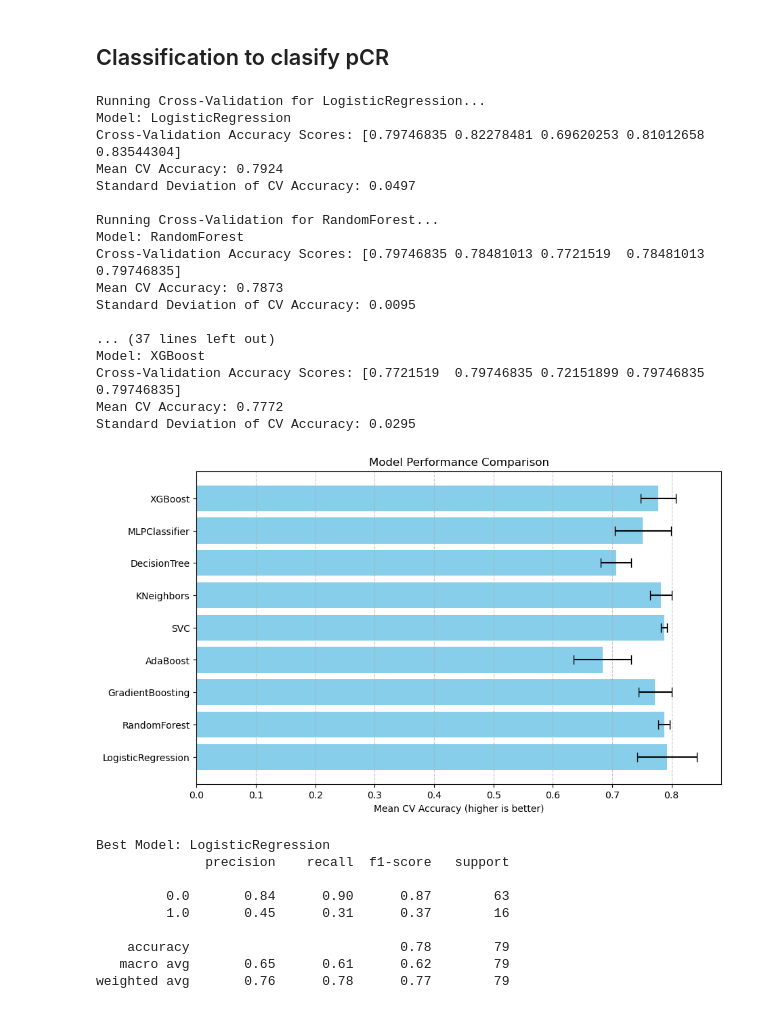
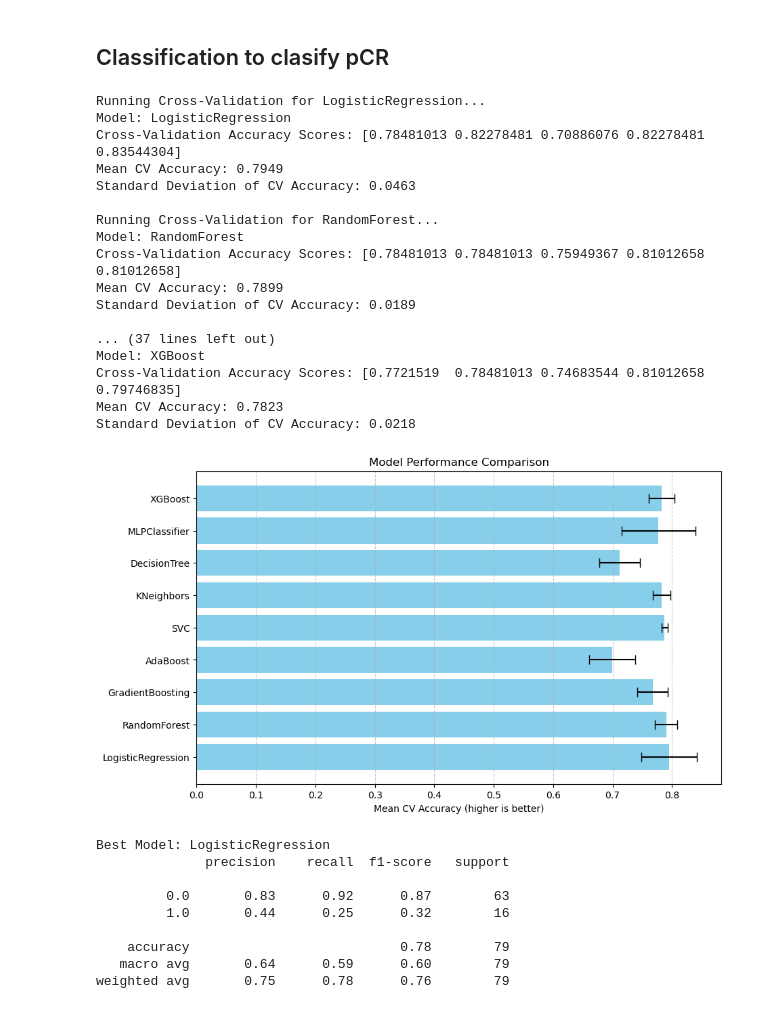
Before and after one commit to KRooL4E/ML_CW2, a Jupyter notebook: experimental.ipynb, the cells around one changed output. Saved outputs shown, nothing was run; the diff lists cells and outputs as text; code cells hidden in the pictures.

```diff
--- a/experimental.ipynb
+++ b/experimental.ipynb
@@ -962,6 +1044,18 @@ import matplotlib.pyplot as plt
 import seaborn as sns
 import numpy as np
 import pandas as pd
+from sklearn.base import TransformerMixin
+
+class DataFrameTransformer(TransformerMixin):
+    def __init__(self, columns):
+        self.columns = columns
+
+    def fit(self, X, y=None):
+        return self
+
+    def transform(self, X):
+        return pd.DataFrame(X, columns=self.columns)
+
 
 # Load dataset
 df = pd.read_excel('TrainDataset2024.xls')
@@ -976,10 +1070,25 @@ train_data_pcr = train_data_pcr[~train_data_pcr['pCR (outcome)'].isna()]
 X_pcr = train_data_pcr.drop(columns=['pCR (outcome)'], axis=1)
 y_pcr = train_data_pcr['pCR (outcome)']
 
-# Common preprocessing steps
+categorical_vars = X_pcr.columns[(X_pcr.nunique() > 2) & (X_pcr.nunique() <= 5)]
+
+# One-hot encode the categorical variables
+X_pcr_encoded = pd.get_dummies(X_pcr, columns=categorical_vars, drop_first=True)
+
+# Identify continuous and categorical variables
+continuous_vars = X_pcr_encoded.columns[X_pcr_encoded.nunique() > 5]
+categorical_vars = X_pcr_encoded.columns[X_pcr_encoded.nunique() <= 5]
+
+
 preprocessor = Pipeline([
-    ('imputer', KNNImputer(n_neighbors=2)),
-    ('scaler', StandardScaler())
+    ('imputer', KNNImputer(n_neighbors=2)),  # Step 1: Impute missing values
+    ('to_dataframe', DataFrameTransformer(columns=X_pcr_encoded.columns)),
+    ('scaler', ColumnTransformer(
+        transformers=[
+            ('num', StandardScaler(), continuous_vars),  # Scale continuous variables
+            ('cat', 'passthrough', categorical_vars)  # Use already one-hot encoded variables
+        ]
+    ))
 ])
 
 # Define different classifiers
@@ -999,7 +1108,7 @@ classifiers = {
 pipelines = {name: Pipeline([('preprocessor', preprocessor), ('classifier', clf)]) for name, clf in classifiers.items()}
 
 # Split the data into training and validation sets
-X_train, X_val, y_train, y_val = train_test_split(X_pcr, y_pcr, test_size=0.2, random_state=42)
+X_train, X_val, y_train, y_val = train_test_split(X_pcr_encoded, y_pcr, test_size=0.2, random_state=42)
 
 # Define a custom scoring metric (Accuracy in this case)
 accuracy_scorer = make_scorer(accuracy_score)
@@ -1010,7 +1119,7 @@ for name, pipeline in pipelines.items():
     print(f"Running Cross-Validation for {name}...")
 
     # Perform 5-fold cross-validation
-    cv_scores = cross_val_score(pipeline, X_pcr, y_pcr, cv=5, scoring=accuracy_scorer, n_jobs=-1)
+    cv_scores = cross_val_score(pipeline, X_pcr_encoded, y_pcr, cv=5, scoring=accuracy_scorer, n_jobs=-1)
 
     # Store results
     results[name] = {
@@ -1031,49 +1140,49 @@ cv_mean_accuracy = [results[name]['cv_mean_accuracy'] for name in model_names]
 cv_std_accuracy = [results[name]['cv_std_accuracy'] for name in model_names]
 
 # Bar plot for cross-validation results
 plt.figure(figsize=(10, 6))
 plt.barh(model_names, cv_mean_accuracy, xerr=cv_std_accuracy, color='skyblue', capsize=5)
 plt.xlabel('Mean CV Accuracy (higher is better)')
 plt.title('Model Performance Comparison')
 plt.grid(axis='x', linestyle='--', alpha=0.7)
 plt.show()
 
 # Fit and evaluate the best model (based on mean accuracy) on the validation set
 best_model_name = max(results, key=lambda name: results[name]['cv_mean_accuracy'])
 best_pipeline = pipelines[best_model_name]
 best_pipeline.fit(X_train, y_train)
 
 # Predict on the validation set
 y_pred = best_pipeline.predict(X_val)
 
 # Print classification report
 print(f"Best Model: {best_model_name}")
 print(classification_report(y_val, y_pred))
 # %% [output]
 Running Cross-Validation for LogisticRegression...
 Model: LogisticRegression
-Cross-Validation Accuracy Scores: [0.79746835 0.82278481 0.69620253 0.81012658 0.83544304]
-Mean CV Accuracy: 0.7924
-Standard Deviation of CV Accuracy: 0.0497
+Cross-Validation Accuracy Scores: [0.78481013 0.82278481 0.70886076 0.82278481 0.83544304]
+Mean CV Accuracy: 0.7949
+Standard Deviation of CV Accuracy: 0.0463
 
 Running Cross-Validation for RandomForest...
 Model: RandomForest
-Cross-Validation Accuracy Scores: [0.79746835 0.78481013 0.7721519  0.78481013 0.79746835]
-Mean CV Accuracy: 0.7873
-Standard Deviation of CV Accuracy: 0.0095
+Cross-Validation Accuracy Scores: [0.78481013 0.78481013 0.75949367 0.81012658 0.81012658]
+Mean CV Accuracy: 0.7899
+Standard Deviation of CV Accuracy: 0.0189
 
 ... (37 lines left out)
 Model: XGBoost
-Cross-Validation Accuracy Scores: [0.7721519  0.79746835 0.72151899 0.79746835 0.79746835]
-Mean CV Accuracy: 0.7772
-Standard Deviation of CV Accuracy: 0.0295
+Cross-Validation Accuracy Scores: [0.7721519  0.78481013 0.74683544 0.81012658 0.79746835]
+Mean CV Accuracy: 0.7823
+Standard Deviation of CV Accuracy: 0.0218
-[figure, old version]
+[figure, new version]
 Best Model: LogisticRegression
               precision    recall  f1-score   support
 
-         0.0       0.84      0.90      0.87        63
-         1.0       0.45      0.31      0.37        16
+         0.0       0.83      0.92      0.87        63
+         1.0       0.44      0.25      0.32        16
 
     accuracy                           0.78        79
-   macro avg       0.65      0.61      0.62        79
-weighted avg       0.76      0.78      0.77        79
+   macro avg       0.64      0.59      0.60        79
+weighted avg       0.75      0.78      0.76        79
```
Also changed, not shown: parts of 9 cells of this notebook.
